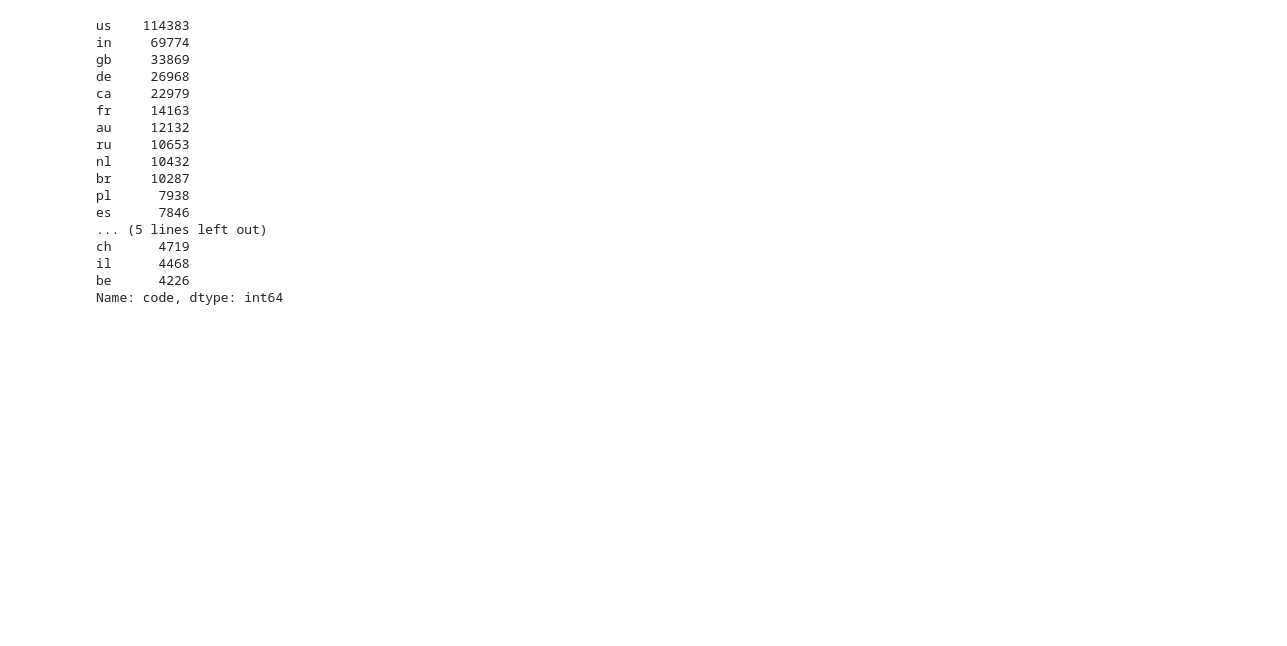
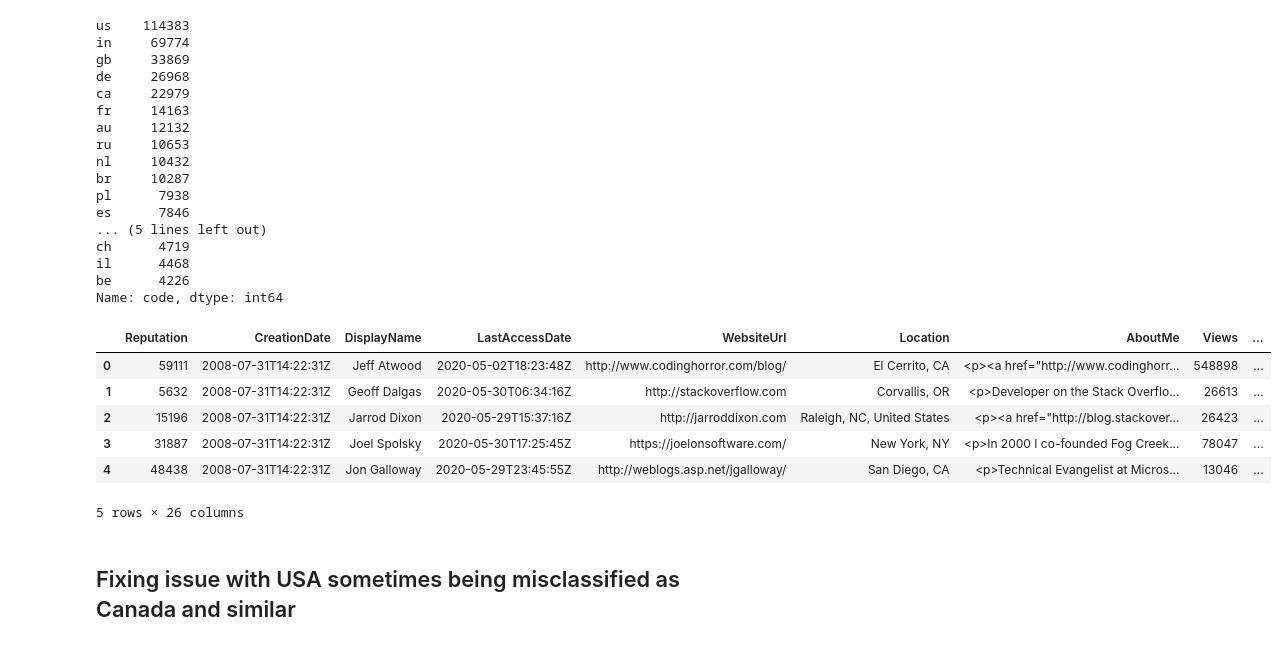
Before and after one commit to sipka/SO_user_behaviour, a Jupyter notebook: Location Feature Engineering.ipynb, the cells around one changed output. Saved outputs shown, nothing was run; the diff lists cells and outputs as text; code cells hidden in the pictures; blank space fills up the shorter version.

```diff
--- a/Location Feature Engineering.ipynb
+++ b/Location Feature Engineering.ipynb
@@ -306,5 +317,15 @@ merged_locations.to_csv('locationdata.csv', index=False)
 # %%
 # Left merge location data into active user data
 full_table_location = pd.merge(activeusers, merged_locations, on='Location', how='left')
+# %%
+full_table_location.head()
+# %% [output]
+|  | Reputation | CreationDate | DisplayName | LastAccessDate | WebsiteUrl | Location | AboutMe | Views | ... |
+| 0 | 59111 | 2008-07-31T14:22:31Z | Jeff Atwood | 2020-05-02T18:23:48Z | http://www.codinghorror.com/blog/ | El Cerrito, CA | <p><a href="http://www.codinghorr... | 548898 | ... |
+| 1 | 5632 | 2008-07-31T14:22:31Z | Geoff Dalgas | 2020-05-30T06:34:16Z | http://stackoverflow.com | Corvallis, OR | <p>Developer on the Stack Overflo... | 26613 | ... |
+| 2 | 15196 | 2008-07-31T14:22:31Z | Jarrod Dixon | 2020-05-29T15:37:16Z | http://jarroddixon.com | Raleigh, NC, United States | <p><a href="http://blog.stackover... | 26423 | ... |
+| 3 | 31887 | 2008-07-31T14:22:31Z | Joel Spolsky | 2020-05-30T17:25:45Z | https://joelonsoftware.com/ | New York, NY | <p>In 2000 I co-founded Fog Creek... | 78047 | ... |
+| 4 | 48438 | 2008-07-31T14:22:31Z | Jon Galloway | 2020-05-29T23:45:55Z | http://weblogs.asp.net/jgalloway/ | San Diego, CA | <p>Technical Evangelist at Micros... | 13046 | ... |
+5 rows × 26 columns
 # %%
 # Export
@@ -311,0 +333,2 @@ activeusers.to_csv('active_users.csv', index=False)
+# %% [markdown]
+## Fixing issue with USA sometimes being misclassified as Canada and similar
```
Also changed, not shown: parts of 19 cells of this notebook.
